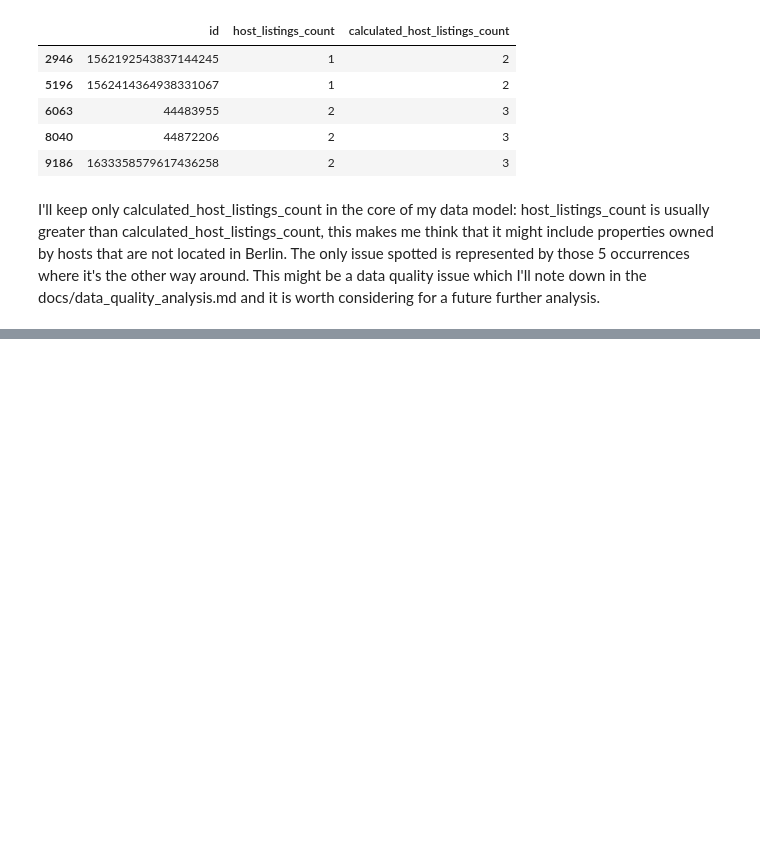
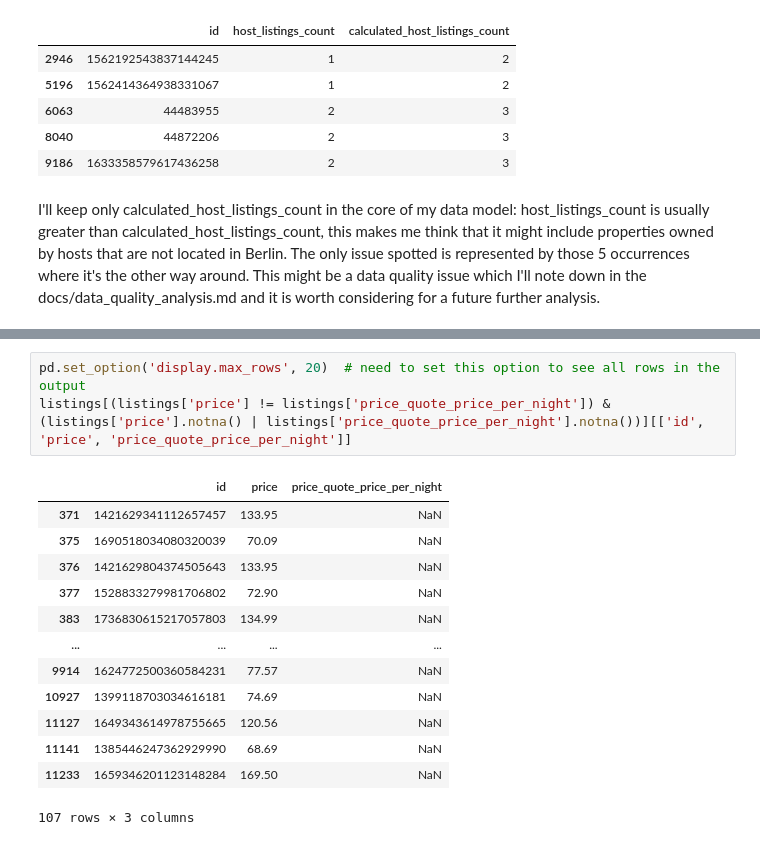
Before and after one commit to admcesareniccolo/airbnb-berlin, a Jupyter notebook: notebooks/01_exploration.ipynb, the cells around one changed output, grey strips where cells are left out. Cells and saved outputs as stored; diff of their text form; blank space fills up the shorter version.

```diff
--- a/notebooks/01_exploration.ipynb
+++ b/notebooks/01_exploration.ipynb
@@ -304,0 +314,17 @@ This might be a data quality issue which I'll note down in the docs/data_quality
+# %%
+pd.set_option('display.max_rows', 20)  # need to set this option to see all rows in the output
+listings[(listings['price'] != listings['price_quote_price_per_night']) & (listings['price'].notna() | listings['price_quote_price_per_night'].notna())][['id', 'price', 'price_quote_price_per_night']]
+# %% [output]
+|  | id | price | price_quote_price_per_night |
+| 371 | 1421629341112657457 | 133.95 | NaN |
+| 375 | 1690518034080320039 | 70.09 | NaN |
+| 376 | 1421629804374505643 | 133.95 | NaN |
+| 377 | 1528833279981706802 | 72.90 | NaN |
+| 383 | 1736830615217057803 | 134.99 | NaN |
+| ... | ... | ... | ... |
+| 9914 | 1624772500360584231 | 77.57 | NaN |
+| 10927 | 1399118703034616181 | 74.69 | NaN |
+| 11127 | 1649343614978755665 | 120.56 | NaN |
+| 11141 | 1385446247362929990 | 68.69 | NaN |
+| 11233 | 1659346201123148284 | 169.50 | NaN |
+107 rows × 3 columns
```
Also changed, not shown: parts of 27 cells of this notebook.
